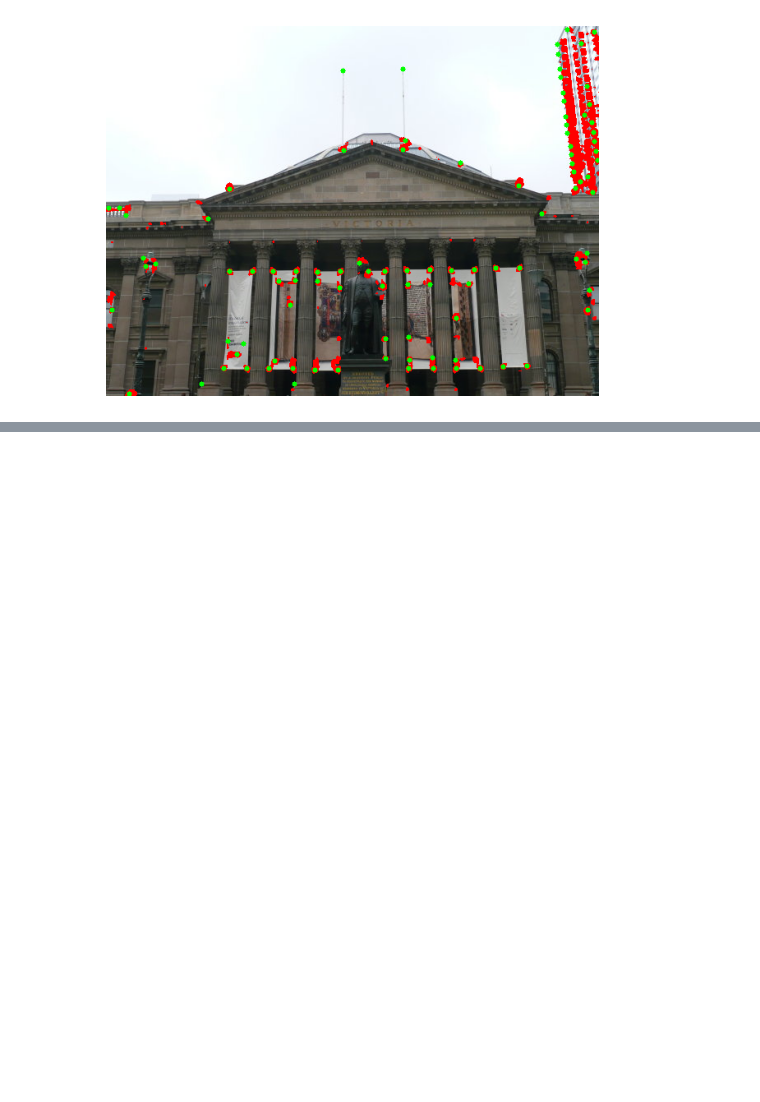
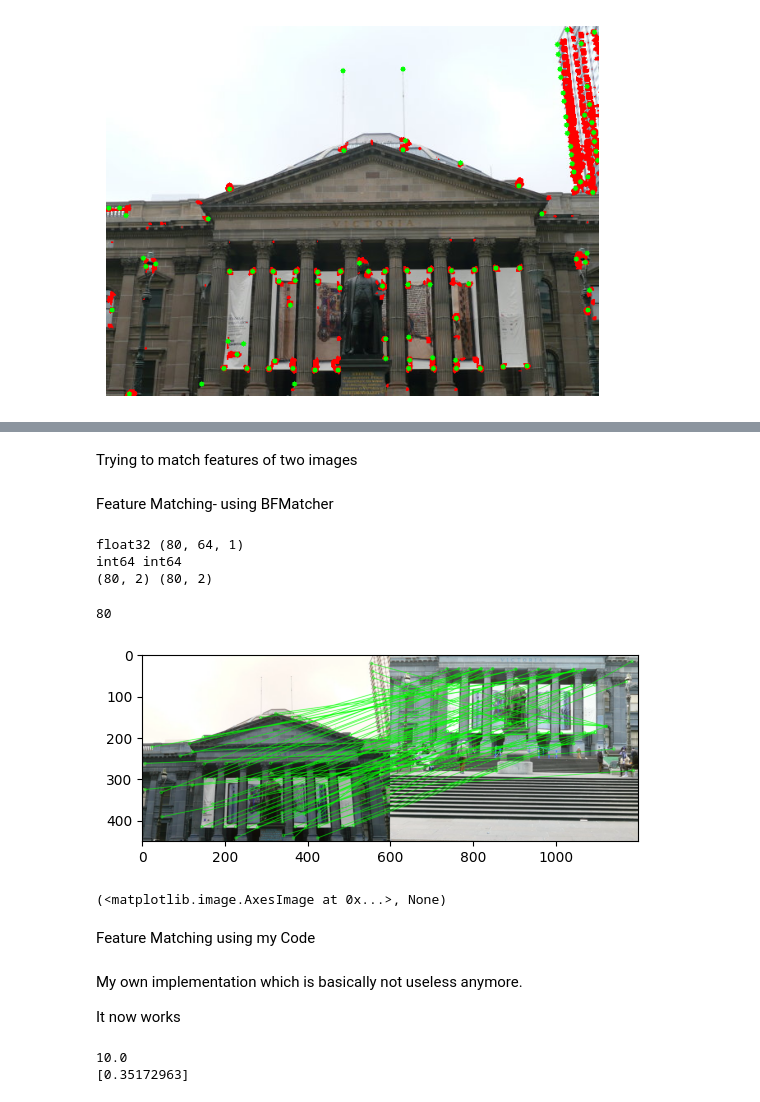
Before and after one commit to neehalsharrma/RBE549-S25-S01, a Jupyter notebook: hw1-myautopano/Phase1/Code/feature_generator.ipynb, the cells around one changed output, grey strips where cells are left out. Saved outputs shown, nothing was run; the diff lists cells and outputs as text; code cells hidden in the pictures; blank space fills up the shorter version.

```diff
--- a/hw1-myautopano/Phase1/Code/feature_generator.ipynb
+++ b/hw1-myautopano/Phase1/Code/feature_generator.ipynb
@@ -4,10 +4,8 @@ Detect Corner
 import cv2
 import numpy as np
 # %%
-import matplotlib.pyplot as plt
-
-# Path to the image file
-image_path = "../Data/Train/Set1/1.jpg"  # Ensure the correct image file name and type
+image_path= r"C:\Users\91744\Desktop\rbe 549\P1_starter_code\YourDirectoryID_p1\Phase1\Data\Train\Set1\1.jpg"
+image_path2= r"C:\Users\91744\Desktop\rbe 549\P1_starter_code\YourDirectoryID_p1\Phase1\Data\Train\Set1\2.jpg"
 
 # Read the image from the specified path
 img = cv2.imread(image_path)
@@ -107,0 +184,5 @@ TypeError: select_top() missing 1 required positional argument: 'coords'
+# %% [markdown]
+Trying to match features of two images
+# %%
+image_path= r"C:\Users\91744\Desktop\rbe 549\P1_starter_code\YourDirectoryID_p1\Phase1\Data\Train\Set1\1.jpg"
+image_path2= r"C:\Users\91744\Desktop\rbe 549\P1_starter_code\YourDirectoryID_p1\Phase1\Data\Train\Set1\2.jpg"
@@ -107,0 +209,49 @@ TypeError: select_top() missing 1 required positional argument: 'coords'
+# %% [markdown]
+Feature Matching- using BFMatcher
+# %%
+
+img1_features=np.array(img1_features).astype(np.float32)
+img2_features=np.array(img2_features).astype(np.float32)
+print(img1_features.dtype, img1_features.shape)
+
+kf1= np.array(img1_top_n)
+kf2= np.array(img2_top_n)
+print(kf1.dtype, kf2.dtype)
+print(kf1.shape, kf2.shape)
+
+# Transfer to keypoint
+def keypoint(points):
+	kp1 = []
+	for i in range(len(points)):
+		kp1.append(cv2.KeyPoint(int(points[i][1]), int(points[i][0]), 3))
+	return kp1
+
+kf1=keypoint(kf1)
+kf2=keypoint(kf2)
+# %% [output]
+float32 (80, 64, 1)
+int64 int64
+(80, 2) (80, 2)
+# %%
+bf=cv2.BFMatcher()
+matches= bf.knnMatch(img1_features, img2_features, k=2)
+
+good = []
+for m,n in matches:
+    # if m.distance < 0.75*n.distance:
+    good.append([m])
+
+print(len(good))
+# cv.drawMatchesKnn expects list of lists as matches.
+img3 = cv2.drawMatchesKnn(img1,kf1,img2,kf2,good,None,matchColor=(0, 255, 0),flags=cv2.DrawMatchesFlags_NOT_DRAW_SINGLE_POINTS)
+plt.imshow(img3),plt.show()
+# %% [output]
+80
+[figure, added]
+(<matplotlib.image.AxesImage at 0x...>, None)
+# %% [markdown]
+Feature Matching using my Code
+# %% [markdown]
+My own implementation which is basically not useless anymore.
+
+It now works
@@ -107,0 +315,7 @@ TypeError: select_top() missing 1 required positional argument: 'coords'
+# %%
+closest_dist1= np.full(42, np.inf)
+print(np.sqrt(100))
+print((img1_features[0][0]))
+# %% [output]
+10.0
+[0.35172963]
```
Also changed, not shown: parts of 21 cells of this notebook.
